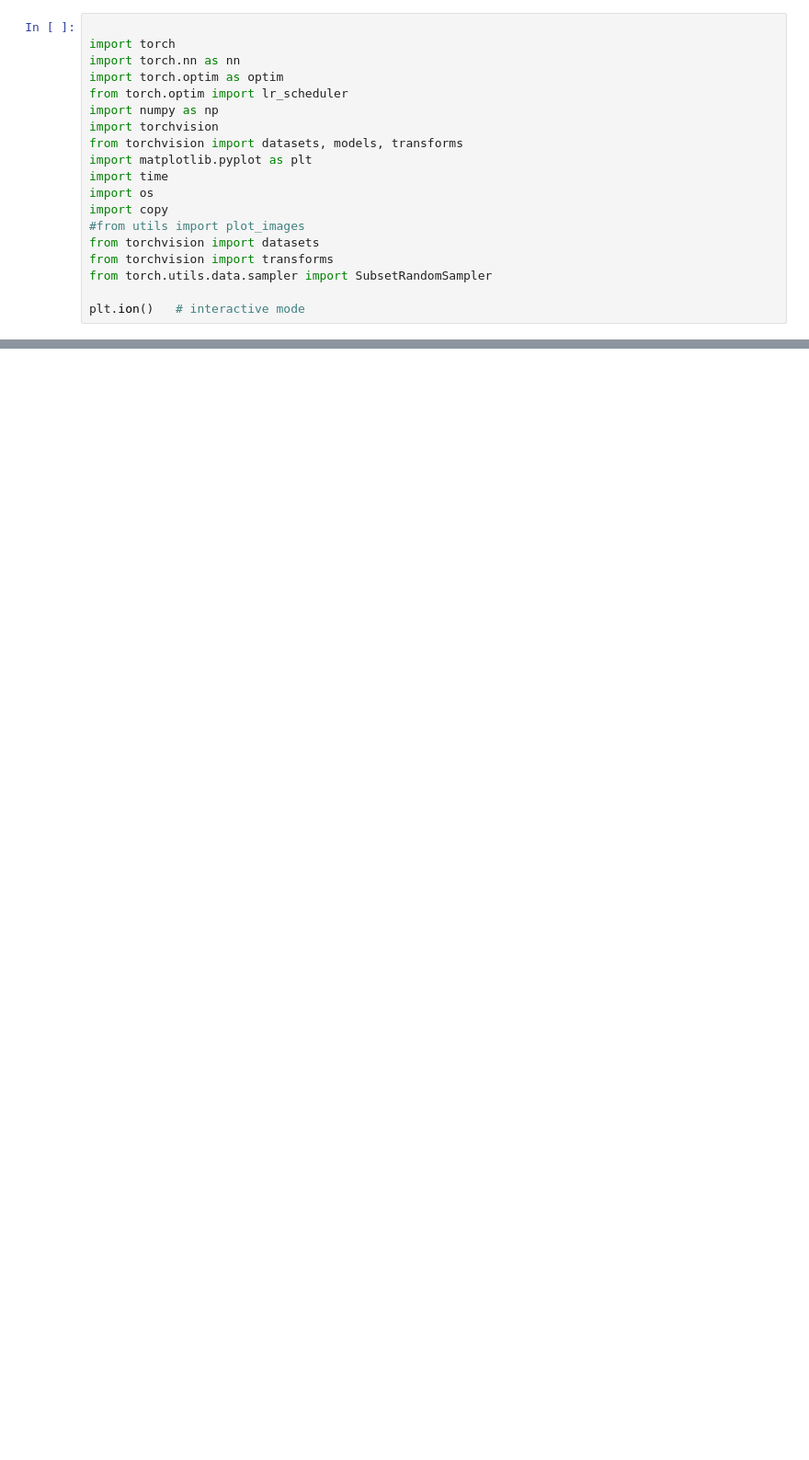
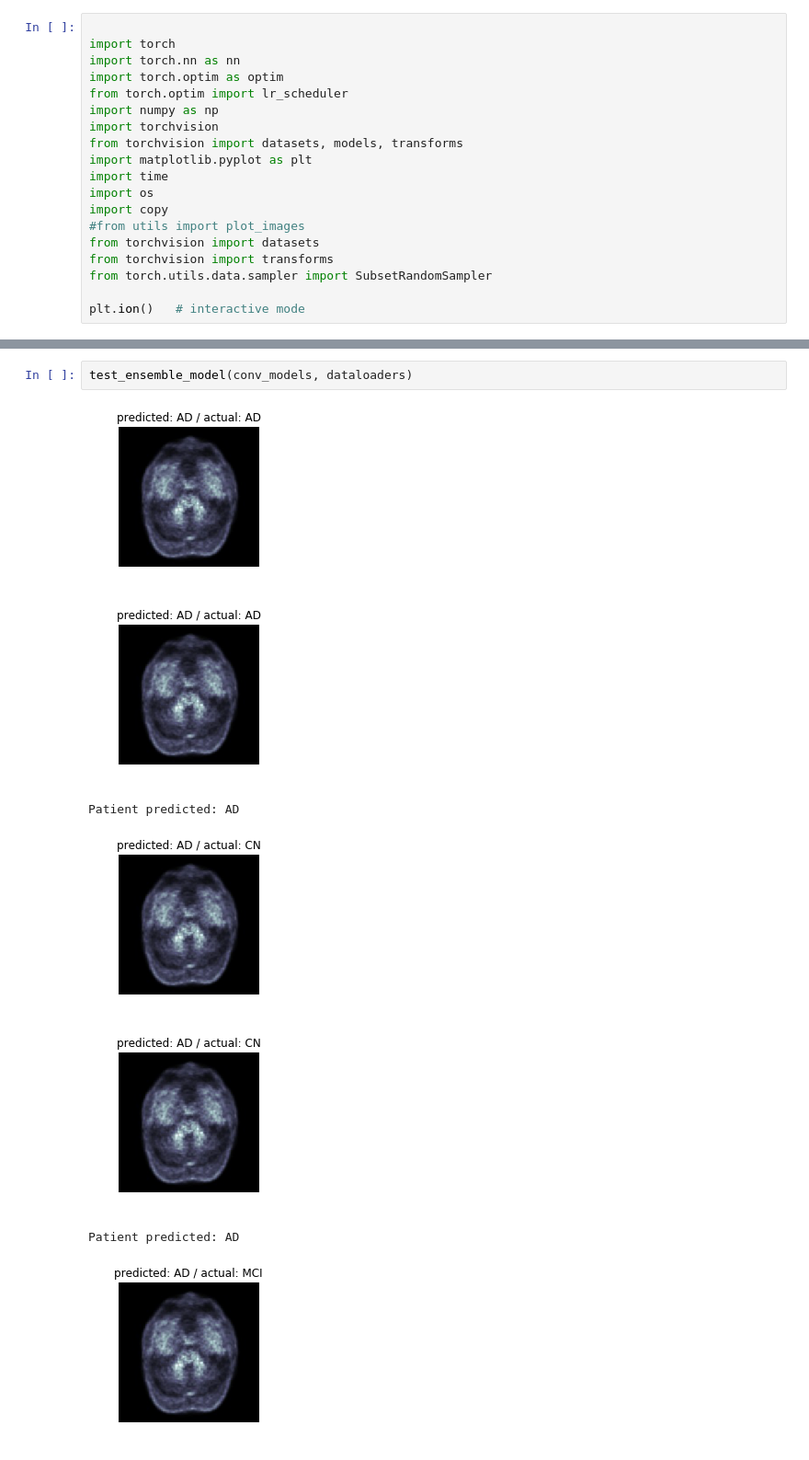
Before and after one commit to sargamjain13/neuro_imaging, a Jupyter notebook: model.ipynb, the cells around one changed output, grey strips where cells are left out. Shown: that part at 92% size. Drawn from its saved outputs; the diff is of its cells as text; blank space fills up the shorter version.

```diff
--- a/model.ipynb
+++ b/model.ipynb
@@ -287,0 +266,10 @@ def visualize_model(model, num_images=6):
+# %%
+test_ensemble_model(conv_models, dataloaders)
+# %% [output]
+[figure, added]
+[figure, added]
+Patient predicted: AD
+[figure, added]
+[figure, added]
+Patient predicted: AD
+[figure, added]
```
Also changed, not shown: parts of 22 cells of this notebook.
